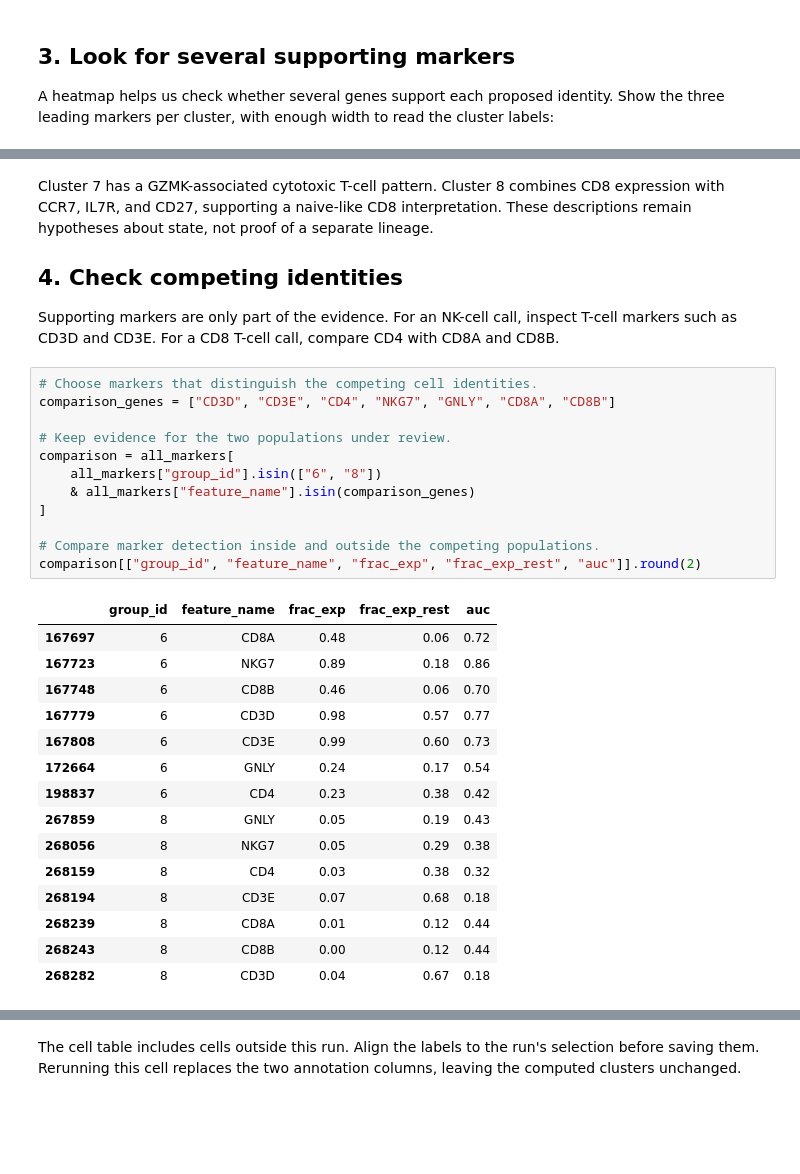
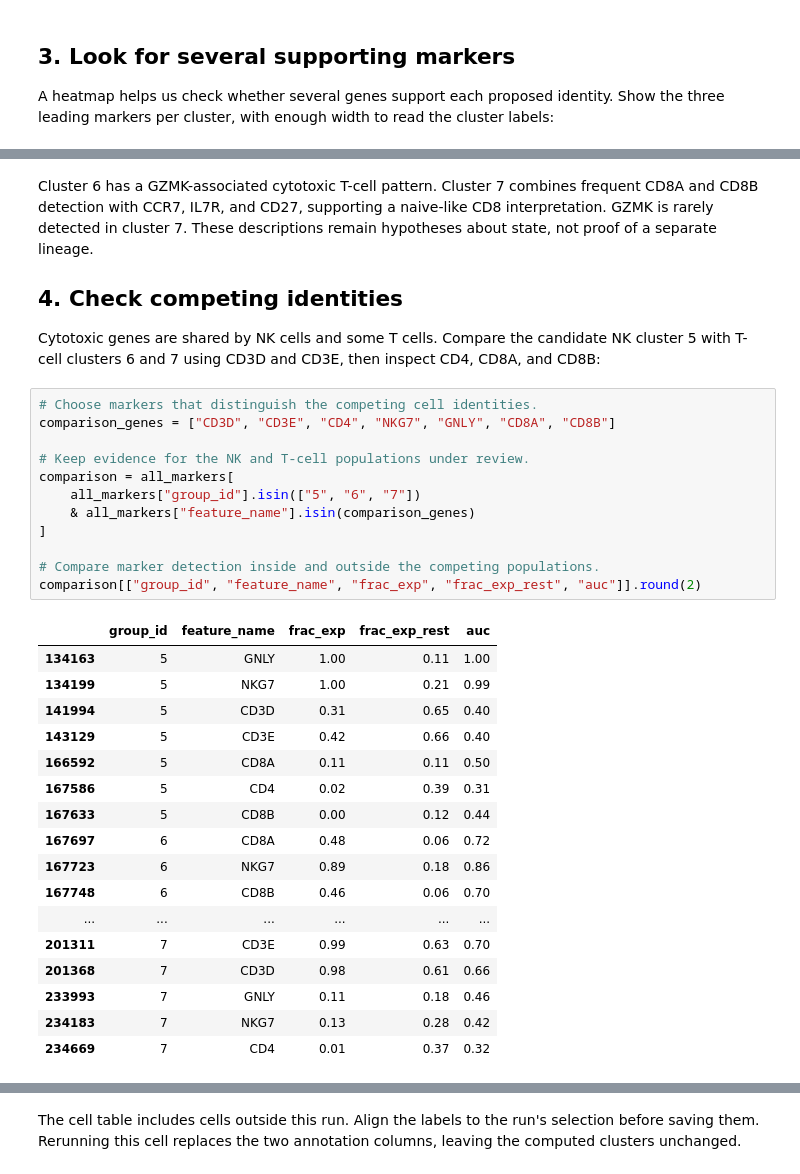
Before and after one commit to NygenAnalytics/CyteArc, a Jupyter notebook: docs/source/tutorials/annotation.ipynb, the cells around one changed output, grey strips where cells are left out. Cells and saved outputs as stored; diff of their text form; blank space fills up the shorter version.

```diff
--- a/docs/source/tutorials/annotation.ipynb
+++ b/docs/source/tutorials/annotation.ipynb
@@ -257,37 +262,40 @@ Started: 2026-10-08T11:03:18.857379Z | Wall time: 0.045 s
 # %% [markdown]
-Cluster 7 has a GZMK-associated cytotoxic T-cell pattern. Cluster 8 combines CD8 expression with
-CCR7, IL7R, and CD27, supporting a naive-like CD8 interpretation. These descriptions remain
-hypotheses about state, not proof of a separate lineage.
+Cluster 6 has a GZMK-associated cytotoxic T-cell pattern. Cluster 7 combines frequent CD8A and
+CD8B detection with CCR7, IL7R, and CD27, supporting a naive-like CD8 interpretation. GZMK is
+rarely detected in cluster 7. These descriptions remain hypotheses about state, not proof of a
+separate lineage.
 
 ## 4. Check competing identities
 
-Supporting markers are only part of the evidence. For an NK-cell call, inspect T-cell markers
-such as CD3D and CD3E. For a CD8 T-cell call, compare CD4 with CD8A and CD8B.
+Cytotoxic genes are shared by NK cells and some T cells. Compare the candidate NK cluster 5
+with T-cell clusters 6 and 7 using CD3D and CD3E, then inspect CD4, CD8A, and CD8B:
 # %%
 # Choose markers that distinguish the competing cell identities.
 comparison_genes = ["CD3D", "CD3E", "CD4", "NKG7", "GNLY", "CD8A", "CD8B"]
 
-# Keep evidence for the two populations under review.
+# Keep evidence for the NK and T-cell populations under review.
 comparison = all_markers[
-    all_markers["group_id"].isin(["6", "8"])
+    all_markers["group_id"].isin(["5", "6", "7"])
     & all_markers["feature_name"].isin(comparison_genes)
 ]
 
 # Compare marker detection inside and outside the competing populations.
 comparison[["group_id", "feature_name", "frac_exp", "frac_exp_rest", "auc"]].round(2)
 # %% [output]
 |  | group_id | feature_name | frac_exp | frac_exp_rest | auc |
+| 134163 | 5 | GNLY | 1.00 | 0.11 | 1.00 |
+| 134199 | 5 | NKG7 | 1.00 | 0.21 | 0.99 |
+| 141994 | 5 | CD3D | 0.31 | 0.65 | 0.40 |
+| 143129 | 5 | CD3E | 0.42 | 0.66 | 0.40 |
+| 166592 | 5 | CD8A | 0.11 | 0.11 | 0.50 |
+| 167586 | 5 | CD4 | 0.02 | 0.39 | 0.31 |
+| 167633 | 5 | CD8B | 0.00 | 0.12 | 0.44 |
 | 167697 | 6 | CD8A | 0.48 | 0.06 | 0.72 |
 | 167723 | 6 | NKG7 | 0.89 | 0.18 | 0.86 |
 | 167748 | 6 | CD8B | 0.46 | 0.06 | 0.70 |
-| 167779 | 6 | CD3D | 0.98 | 0.57 | 0.77 |
-| 167808 | 6 | CD3E | 0.99 | 0.60 | 0.73 |
-| 172664 | 6 | GNLY | 0.24 | 0.17 | 0.54 |
-| 198837 | 6 | CD4 | 0.23 | 0.38 | 0.42 |
-| 267859 | 8 | GNLY | 0.05 | 0.19 | 0.43 |
-| 268056 | 8 | NKG7 | 0.05 | 0.29 | 0.38 |
-| 268159 | 8 | CD4 | 0.03 | 0.38 | 0.32 |
-| 268194 | 8 | CD3E | 0.07 | 0.68 | 0.18 |
-| 268239 | 8 | CD8A | 0.01 | 0.12 | 0.44 |
-| 268243 | 8 | CD8B | 0.00 | 0.12 | 0.44 |
-| 268282 | 8 | CD3D | 0.04 | 0.67 | 0.18 |
+| ... | ... | ... | ... | ... | ... |
+| 201311 | 7 | CD3E | 0.99 | 0.63 | 0.70 |
+| 201368 | 7 | CD3D | 0.98 | 0.61 | 0.66 |
+| 233993 | 7 | GNLY | 0.11 | 0.18 | 0.46 |
+| 234183 | 7 | NKG7 | 0.13 | 0.28 | 0.42 |
+| 234669 | 7 | CD4 | 0.01 | 0.37 | 0.32 |
```
Also changed, not shown: parts of 16 cells of this notebook, 18 other files.
